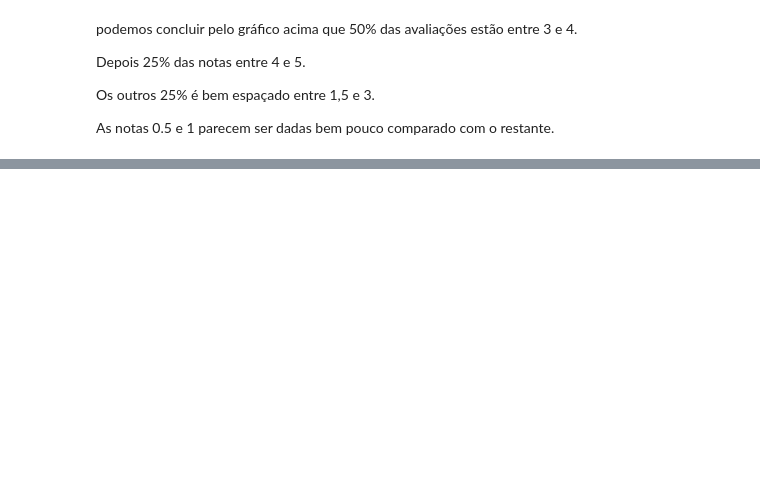
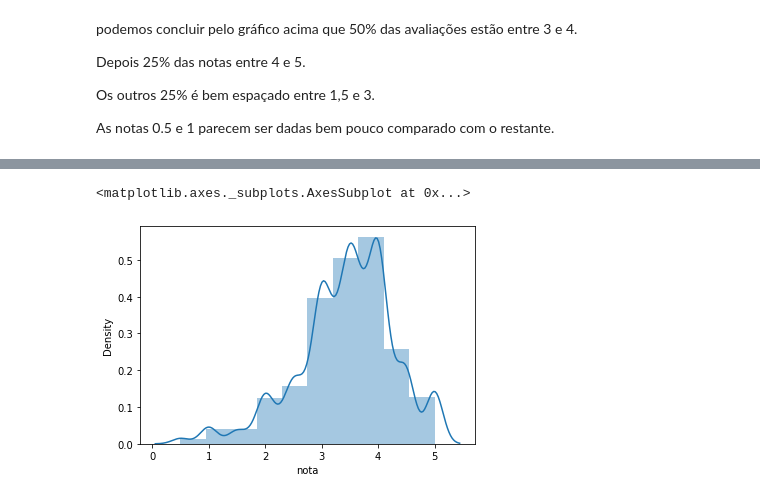
Before and after one commit to camilacarine/data-science-introduction, a Jupyter notebook: Introdução_à_Ciência_de_Dados.ipynb, the cells around one changed output, grey strips where cells are left out. Cells and saved outputs as stored; diff of their text form; code cells hidden in the pictures; blank space fills up the shorter version.

```diff
--- a/Introdução_à_Ciência_de_Dados.ipynb
+++ b/Introdução_à_Ciência_de_Dados.ipynb
@@ -161,0 +308,5 @@ As notas 0.5 e 1 parecem ser dadas bem pouco comparado com o restante.
+# %%
+sns.distplot(medias_por_filme, bins=10)
+# %% [output]
+<matplotlib.axes._subplots.AxesSubplot at 0x...>
+[figure, added]
```
Also changed, not shown: parts of 46 cells of this notebook.
